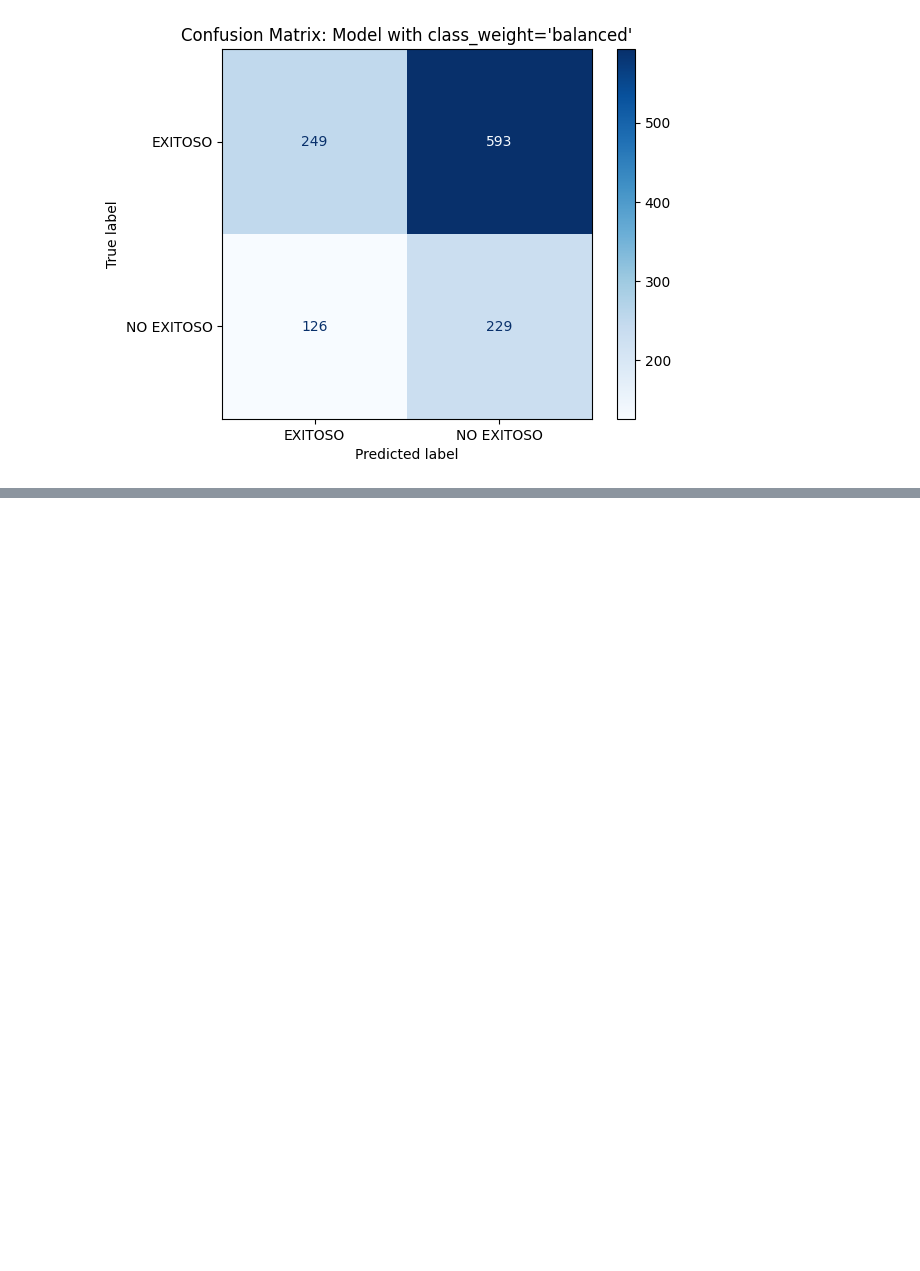
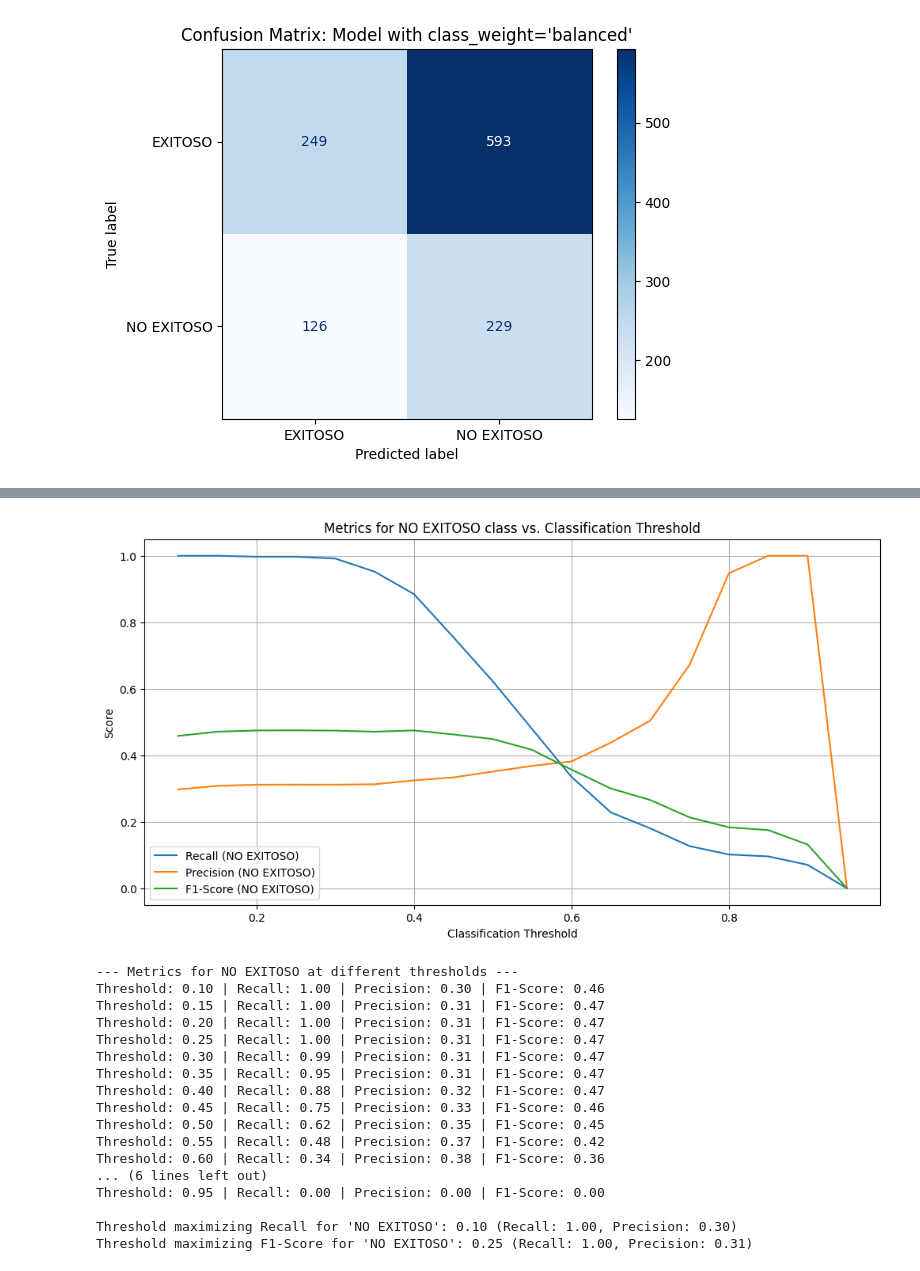
Before and after one commit to Andrea-125478/MCD, a Jupyter notebook: Artefacto.ipynb, the cells around one changed output, grey strips where cells are left out. Saved outputs shown, nothing was run; the diff lists cells and outputs as text; code cells hidden in the pictures; blank space fills up the shorter version.

```diff
--- a/Artefacto.ipynb
+++ b/Artefacto.ipynb
@@ -473,0 +800,72 @@ This exercise explicitly shows that even with `class_weight='balanced'`, the cla
+# %%
+from sklearn.metrics import precision_score, recall_score, f1_score
+import numpy as np
+import matplotlib.pyplot as plt
+
+# Get predicted probabilities for the positive class ('NO EXITOSO' which is encoded as 1)
+y_pred_proba = best_xgb_model_recall.predict_proba(X_test)[:, 1]
+
+thresholds = np.arange(0.1, 1.0, 0.05) # Test thresholds from 0.1 to 0.95
+
+recall_scores = []
+precision_scores = []
+f1_scores = []
+
+for threshold in thresholds:
+    y_pred_threshold = (y_pred_proba >= threshold).astype(int)
+
+    # Calculate metrics for the 'NO EXITOSO' class (positive class, 1)
+    recall = recall_score(y_test_encoded, y_pred_threshold, pos_label=1)
+    precision = precision_score(y_test_encoded, y_pred_threshold, pos_label=1)
+    f1 = f1_score(y_test_encoded, y_pred_threshold, pos_label=1)
+
+    recall_scores.append(recall)
+    precision_scores.append(precision)
+    f1_scores.append(f1)
+
+# Plotting the results
+plt.figure(figsize=(12, 6))
+plt.plot(thresholds, recall_scores, label='Recall (NO EXITOSO)')
+plt.plot(thresholds, precision_scores, label='Precision (NO EXITOSO)')
+plt.plot(thresholds, f1_scores, label='F1-Score (NO EXITOSO)')
+
+plt.xlabel('Classification Threshold')
+plt.ylabel('Score')
+plt.title('Metrics for NO EXITOSO class vs. Classification Threshold')
+plt.legend()
+plt.grid(True)
+plt.show()
+
+# Optionally, print some key metrics for specific thresholds
+print("\n--- Metrics for NO EXITOSO at different thresholds ---")
+for i, threshold in enumerate(thresholds):
+    print(f"Threshold: {threshold:.2f} | Recall: {recall_scores[i]:.2f} | Precision: {precision_scores[i]:.2f} | F1-Score: {f1_scores[i]:.2f}")
+
+# Let's find the threshold that maximizes recall for NO EXITOSO
+max_recall_threshold_index = np.argmax(recall_scores)
+best_recall_threshold = thresholds[max_recall_threshold_index]
+print(f"\nThreshold maximizing Recall for 'NO EXITOSO': {best_recall_threshold:.2f} (Recall: {recall_scores[max_recall_threshold_index]:.2f}, Precision: {precision_scores[max_recall_threshold_index]:.2f})")
+
+# Let's find the threshold that maximizes F1-Score for NO EXITOSO
+max_f1_threshold_index = np.argmax(f1_scores)
+best_f1_threshold = thresholds[max_f1_threshold_index]
+print(f"Threshold maximizing F1-Score for 'NO EXITOSO': {best_f1_threshold:.2f} (Recall: {recall_scores[max_f1_threshold_index]:.2f}, Precision: {precision_scores[max_f1_threshold_index]:.2f})")
+# %% [output]
+[figure, added]
+--- Metrics for NO EXITOSO at different thresholds ---
+Threshold: 0.10 | Recall: 1.00 | Precision: 0.30 | F1-Score: 0.46
+Threshold: 0.15 | Recall: 1.00 | Precision: 0.31 | F1-Score: 0.47
+Threshold: 0.20 | Recall: 1.00 | Precision: 0.31 | F1-Score: 0.47
+Threshold: 0.25 | Recall: 1.00 | Precision: 0.31 | F1-Score: 0.47
+Threshold: 0.30 | Recall: 0.99 | Precision: 0.31 | F1-Score: 0.47
+Threshold: 0.35 | Recall: 0.95 | Precision: 0.31 | F1-Score: 0.47
+Threshold: 0.40 | Recall: 0.88 | Precision: 0.32 | F1-Score: 0.47
+Threshold: 0.45 | Recall: 0.75 | Precision: 0.33 | F1-Score: 0.46
+Threshold: 0.50 | Recall: 0.62 | Precision: 0.35 | F1-Score: 0.45
+Threshold: 0.55 | Recall: 0.48 | Precision: 0.37 | F1-Score: 0.42
+Threshold: 0.60 | Recall: 0.34 | Precision: 0.38 | F1-Score: 0.36
+... (6 lines left out)
+Threshold: 0.95 | Recall: 0.00 | Precision: 0.00 | F1-Score: 0.00
+
+Threshold maximizing Recall for 'NO EXITOSO': 0.10 (Recall: 1.00, Precision: 0.30)
+Threshold maximizing F1-Score for 'NO EXITOSO': 0.25 (Recall: 1.00, Precision: 0.31)
```
Also changed, not shown: parts of 16 cells of this notebook.
